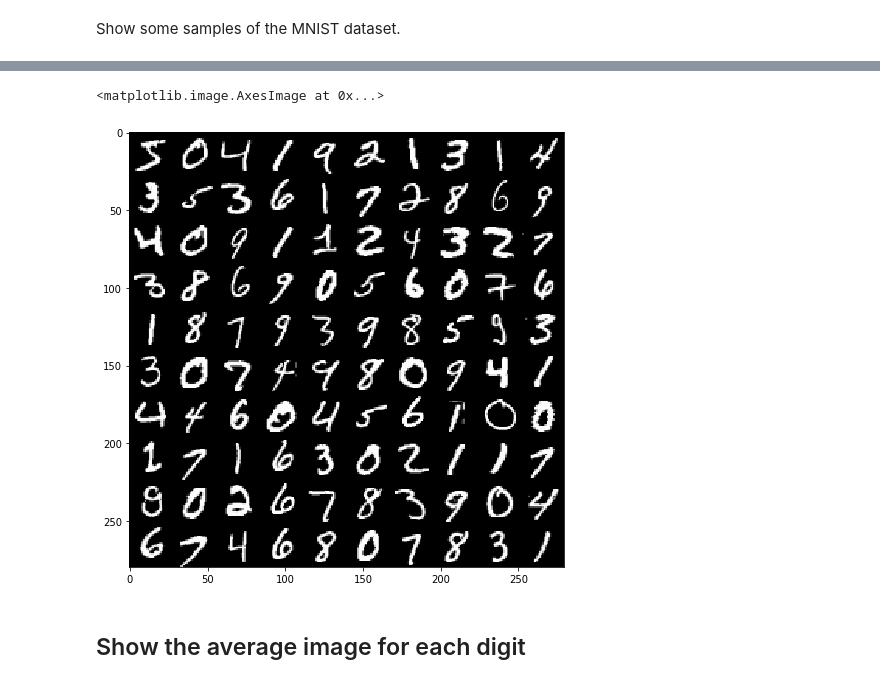
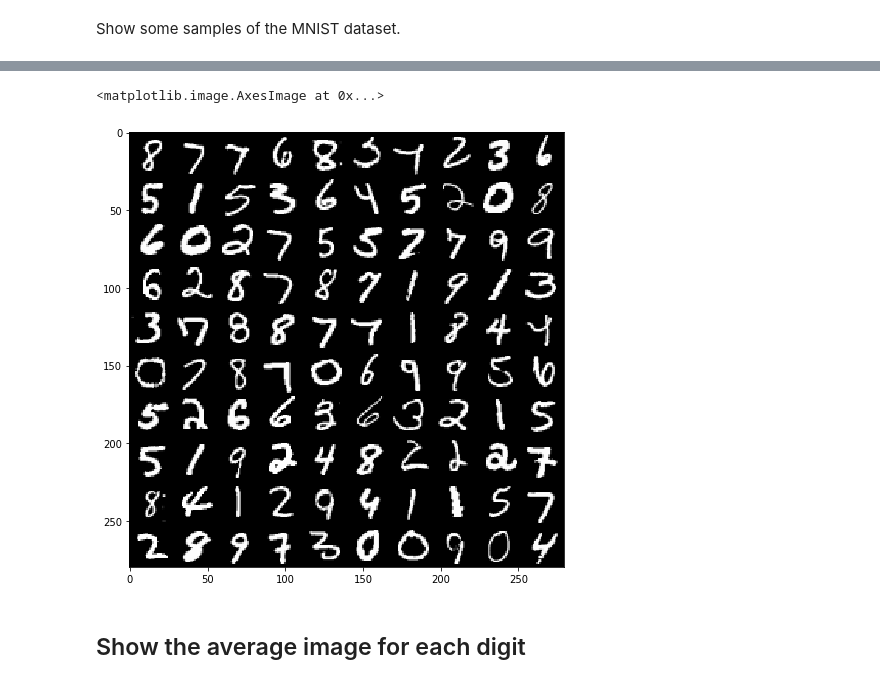
Before and after one commit to carsontang/overwatch-vision-analytics, a Jupyter notebook: overwatch-ult-charge.ipynb, the cells around one changed output, grey strips where cells are left out. Cells and saved outputs as stored; diff of their text form; code cells hidden in the pictures.

```diff
--- a/overwatch-ult-charge.ipynb
+++ b/overwatch-ult-charge.ipynb
@@ -197,20 +198,39 @@ plt.show()
 # %%
 def create_grid(images, n_rows=4, n_cols=4):
     h, w, *other = images[0].shape
     display_grid = np.zeros( (n_rows*h, n_cols*w) )
     for row in range(n_rows):
         for col in range(n_cols):
             row_start = row * h
             row_end = (row + 1) * h
             col_start = col * w
             col_end = (col + 1) * w
             display_grid[row_start:row_end, col_start:col_end] = images[row * n_cols + col]
     return display_grid
 
-plt.imshow(create_grid(x_train, 10, 10), cmap='gray')
+def create_rand_grid(images, n_rows=4, n_cols=4):
+    h, w, *other = images[0].shape
+    n_images = n_rows * n_cols
+    display_grid = np.zeros( (n_rows*h, n_cols*w) )
+
+    # Sample N images to display
+    rand_idx = random.sample(range(len(images)), n_images)
+
+    row_col_pairs = [(row, col) for row in range(n_rows) for col in range(n_cols)]
+
+    for idx, (row, col) in zip(rand_idx, row_col_pairs):
+        row_start = row * h
+        row_end = (row + 1) * h
+        col_start = col * w
+        col_end = (col + 1) * w
+        display_grid[row_start:row_end, col_start:col_end] = images[idx]
+
+    return display_grid
+
+plt.imshow(create_rand_grid(x_train, 10, 10), cmap='gray')
 # %% [output]
 <matplotlib.image.AxesImage at 0x...>
-[figure, old version]
+[figure, new version]
 # %% [markdown]
 ## Show the average image for each digit
 # %%
```
Also changed, not shown: parts of 15 cells of this notebook.
